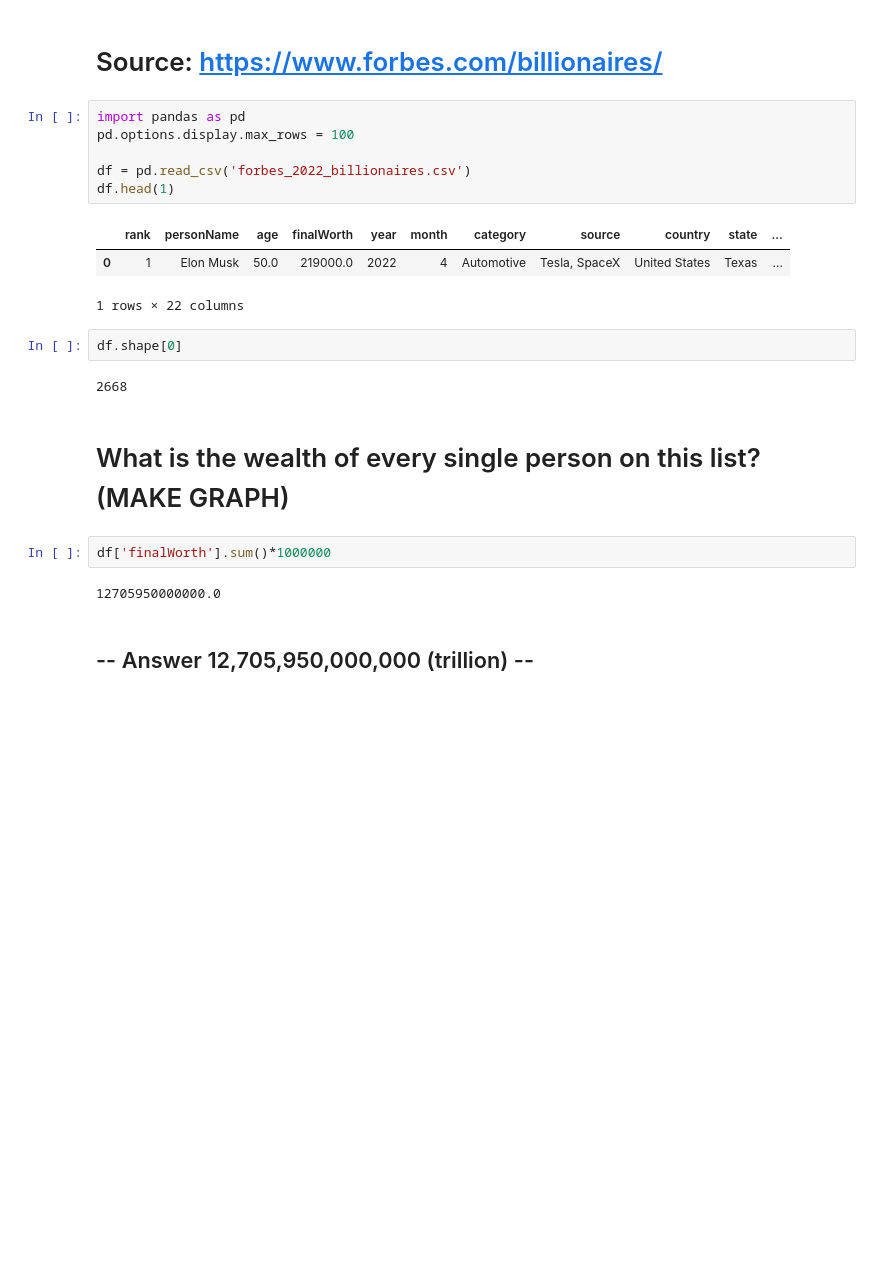
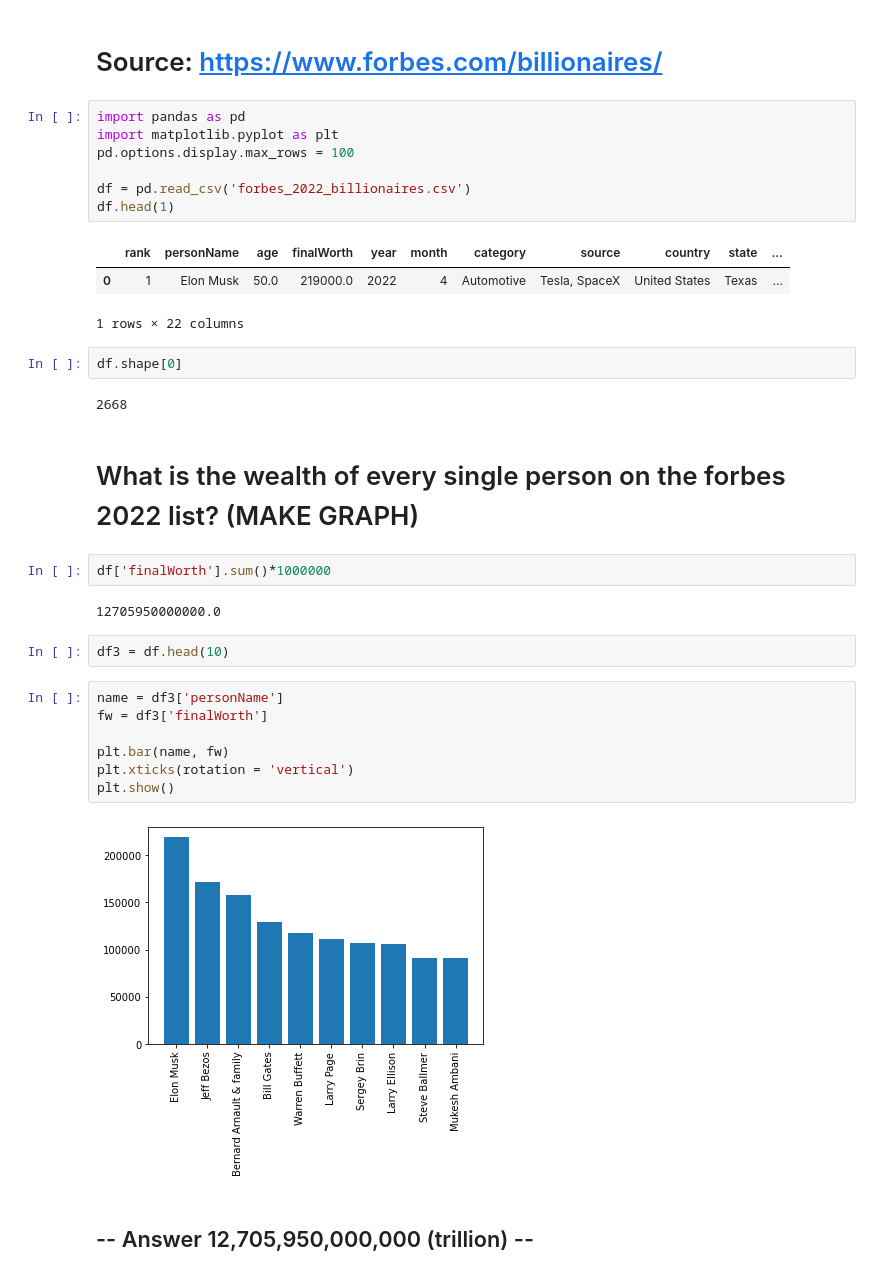
Before and after one commit to ethompson17/PythonForbesList, a Jupyter notebook: Forbes 2022.ipynb, the cells around one changed output. Drawn from its saved outputs; the diff is of its cells as text; blank space fills up the shorter version.

```diff
--- a/Forbes 2022.ipynb
+++ b/Forbes 2022.ipynb
@@ -2,6 +2,7 @@
 # Source: https://www.forbes.com/billionaires/
 # %%
 import pandas as pd
+import matplotlib.pyplot as plt
 pd.options.display.max_rows = 100
 
 df = pd.read_csv('forbes_2022_billionaires.csv')
@@ -15,10 +16,21 @@ df.shape[0]
 # %% [output]
 2668
 # %% [markdown]
-# What is the wealth of every single person on this list? (MAKE GRAPH)
+# What is the wealth of every single person on the forbes 2022 list? (MAKE GRAPH)
 # %%
 df['finalWorth'].sum()*1000000
 # %% [output]
 12705950000000.0
+# %%
+df3 = df.head(10)
+# %%
+name = df3['personName']
+fw = df3['finalWorth']
+
+plt.bar(name, fw)
+plt.xticks(rotation = 'vertical')
+plt.show()
+# %% [output]
+[figure, added]
 # %% [markdown]
 ## -- Answer 12,705,950,000,000 (trillion) --
```
Also changed, not shown: parts of 4 cells of this notebook.
